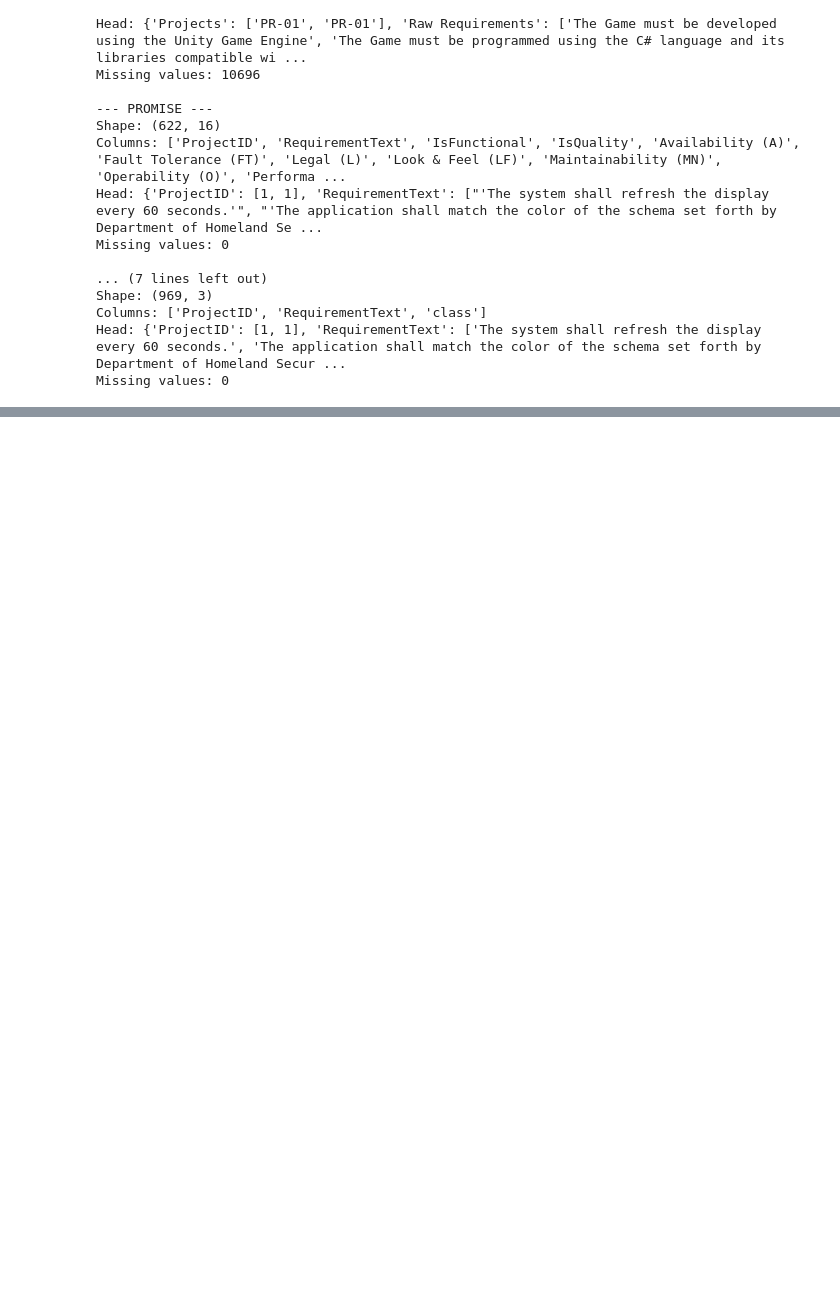
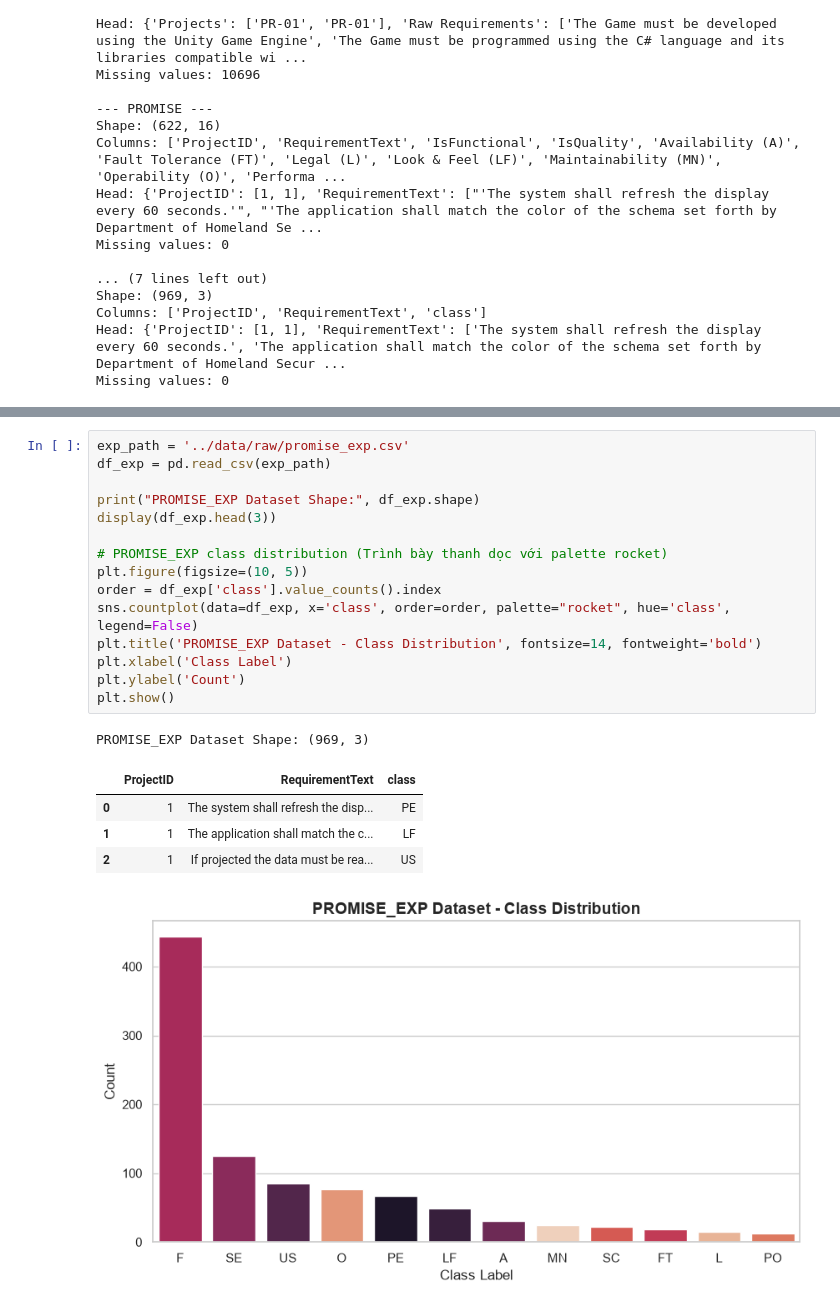
Before and after one commit to egbertbritannia-cpu/rbl-requirements-classification, a Jupyter notebook: notebooks/01-EDA.ipynb, the cells around one changed output, grey strips where cells are left out. Saved outputs shown, nothing was run; the diff lists cells and outputs as text; blank space fills up the shorter version.

```diff
--- a/notebooks/01-EDA.ipynb
+++ b/notebooks/01-EDA.ipynb
@@ -275,0 +137,22 @@ OSError: Cannot save file into a non-existent directory: 'data\processed'
+# %%
+exp_path = '../data/raw/promise_exp.csv'
+df_exp = pd.read_csv(exp_path)
+
+print("PROMISE_EXP Dataset Shape:", df_exp.shape)
+display(df_exp.head(3))
+
+# PROMISE_EXP class distribution (Trình bày thanh dọc với palette rocket)
+plt.figure(figsize=(10, 5))
+order = df_exp['class'].value_counts().index
+sns.countplot(data=df_exp, x='class', order=order, palette="rocket", hue='class', legend=False)
+plt.title('PROMISE_EXP Dataset - Class Distribution', fontsize=14, fontweight='bold')
+plt.xlabel('Class Label')
+plt.ylabel('Count')
+plt.show()
+# %% [output]
+PROMISE_EXP Dataset Shape: (969, 3)
+|  | ProjectID | RequirementText | class |
+| 0 | 1 | The system shall refresh the disp... | PE |
+| 1 | 1 | The application shall match the c... | LF |
+| 2 | 1 | If projected the data must be rea... | US |
+[figure, added]
```
Also changed, not shown: parts of 19 cells of this notebook, 18 other files.
